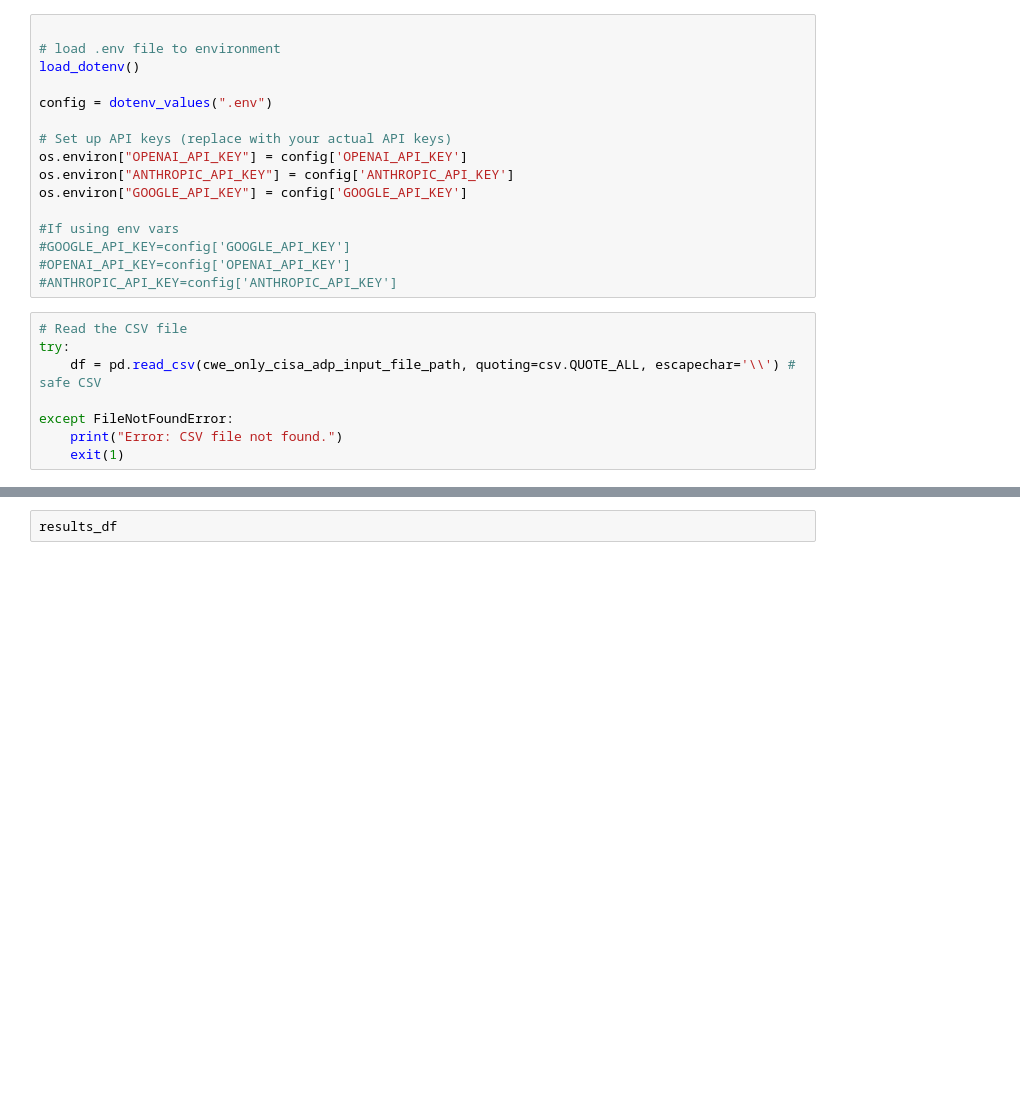
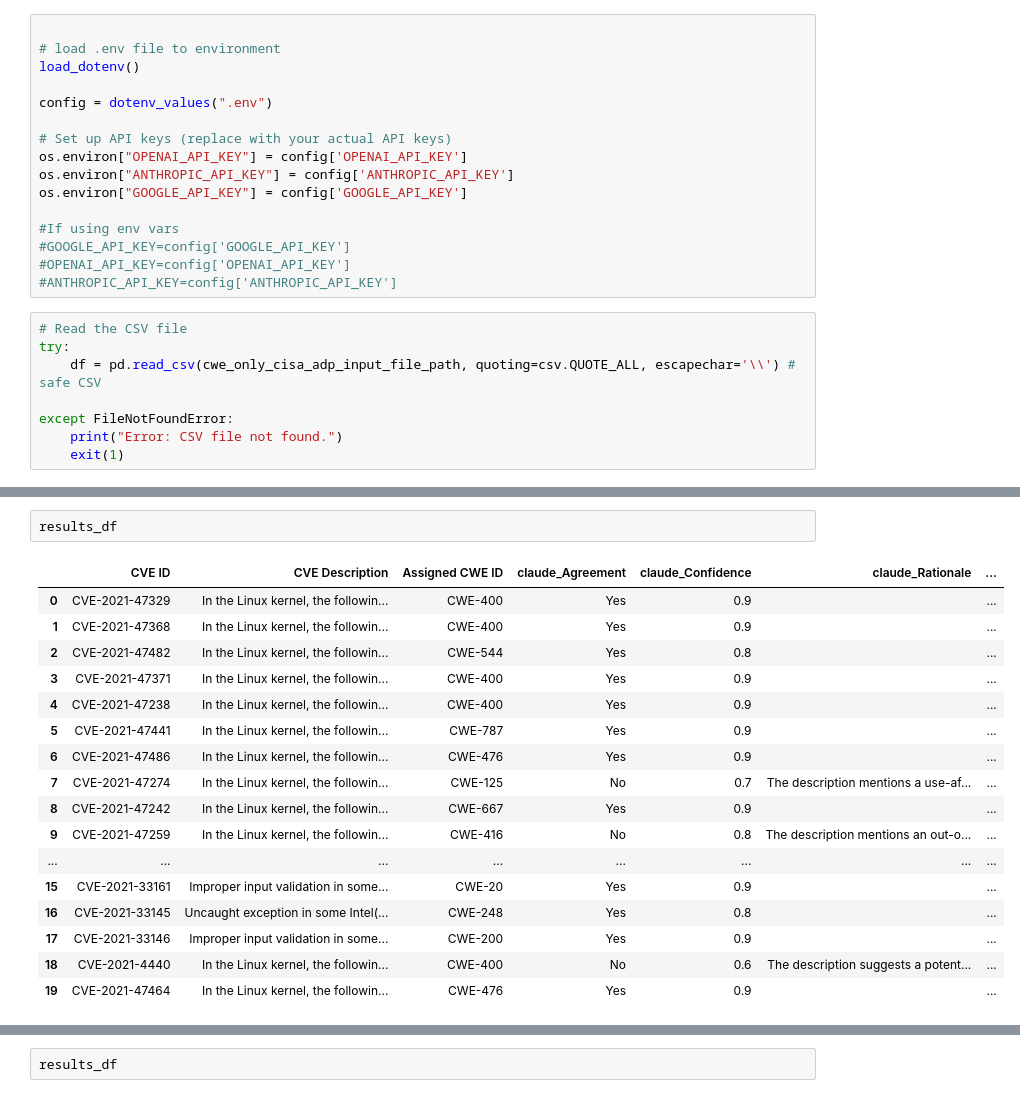
Before and after one commit to CyberSecAI/CWEMap, a Jupyter notebook: llm_consensus.ipynb, the cells around one changed output, grey strips where cells are left out. Drawn from its saved outputs; the diff is of its cells as text; blank space fills up the shorter version.

Commit message:
CVE Description strip

```diff
--- a/llm_consensus.ipynb
+++ b/llm_consensus.ipynb
@@ -152,3 +287,23 @@ I0000 00:00:1721515995.553497 1032758 config.cc:230] gRPC experiments enabled: c
+# %%
+results_df
+# %% [output]
+|  | CVE ID | CVE Description | Assigned CWE ID | claude_Agreement | claude_Confidence | claude_Rationale | ... |
+| 0 | CVE-2021-47329 | In the Linux kernel, the followin... | CWE-400 | Yes | 0.9 |  | ... |
+| 1 | CVE-2021-47368 | In the Linux kernel, the followin... | CWE-400 | Yes | 0.9 |  | ... |
+| 2 | CVE-2021-47482 | In the Linux kernel, the followin... | CWE-544 | Yes | 0.8 |  | ... |
+| 3 | CVE-2021-47371 | In the Linux kernel, the followin... | CWE-400 | Yes | 0.9 |  | ... |
+| 4 | CVE-2021-47238 | In the Linux kernel, the followin... | CWE-400 | Yes | 0.9 |  | ... |
+| 5 | CVE-2021-47441 | In the Linux kernel, the followin... | CWE-787 | Yes | 0.9 |  | ... |
+| 6 | CVE-2021-47486 | In the Linux kernel, the followin... | CWE-476 | Yes | 0.9 |  | ... |
+| 7 | CVE-2021-47274 | In the Linux kernel, the followin... | CWE-125 | No | 0.7 | The description mentions a use-af... | ... |
+| 8 | CVE-2021-47242 | In the Linux kernel, the followin... | CWE-667 | Yes | 0.9 |  | ... |
+| 9 | CVE-2021-47259 | In the Linux kernel, the followin... | CWE-416 | No | 0.8 | The description mentions an out-o... | ... |
+| ... | ... | ... | ... | ... | ... | ... | ... |
+| 15 | CVE-2021-33161 | Improper input validation in some... | CWE-20 | Yes | 0.9 |  | ... |
+| 16 | CVE-2021-33145 | Uncaught exception in some Intel(... | CWE-248 | Yes | 0.8 |  | ... |
+| 17 | CVE-2021-33146 | Improper input validation in some... | CWE-200 | Yes | 0.9 |  | ... |
+| 18 | CVE-2021-4440 | In the Linux kernel, the followin... | CWE-400 | No | 0.6 | The description suggests a potent... | ... |
+| 19 | CVE-2021-47464 | In the Linux kernel, the followin... | CWE-476 | Yes | 0.9 |  | ... |
 # %%
 def create_batch_prompt(batch, prompt_template):
     cve_entries = []
```
Also changed, not shown: parts of 7 cells of this notebook, 4 other files.
